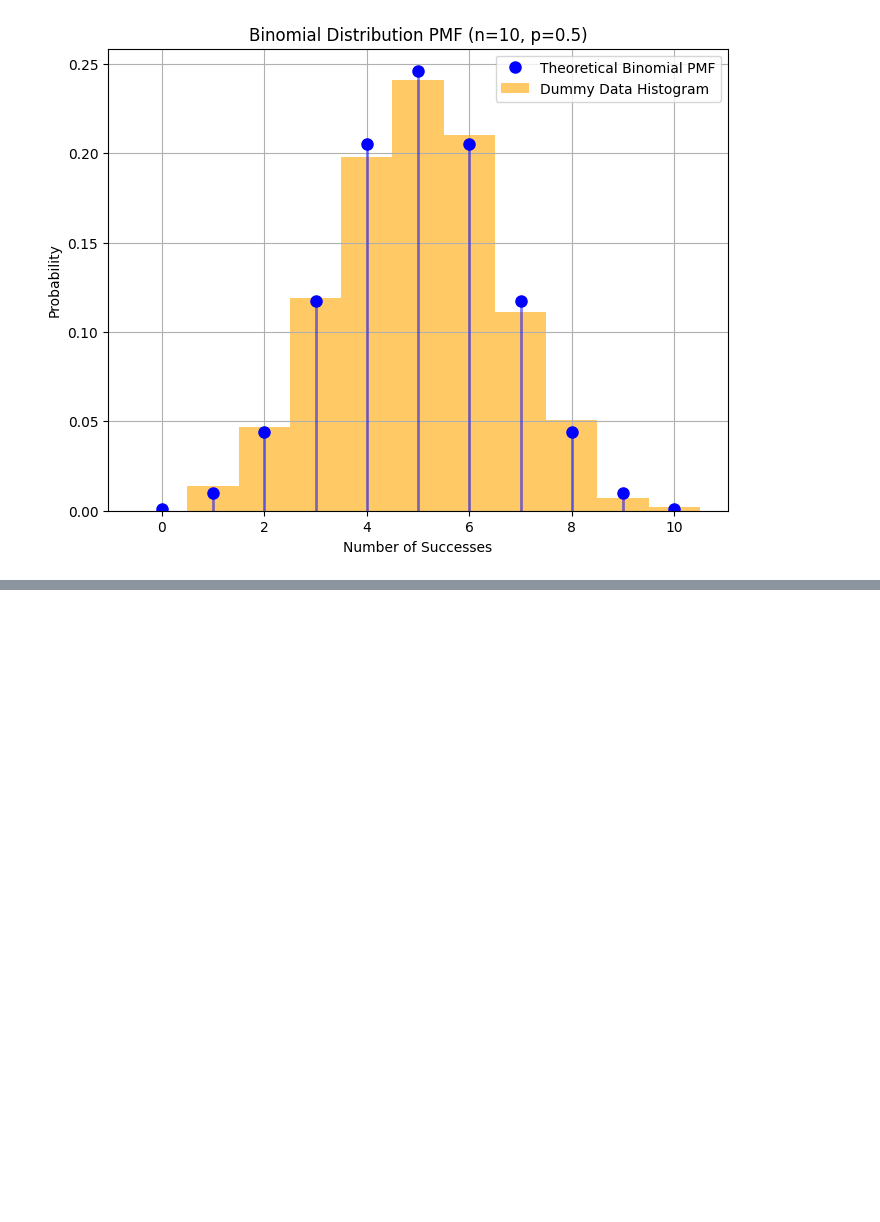
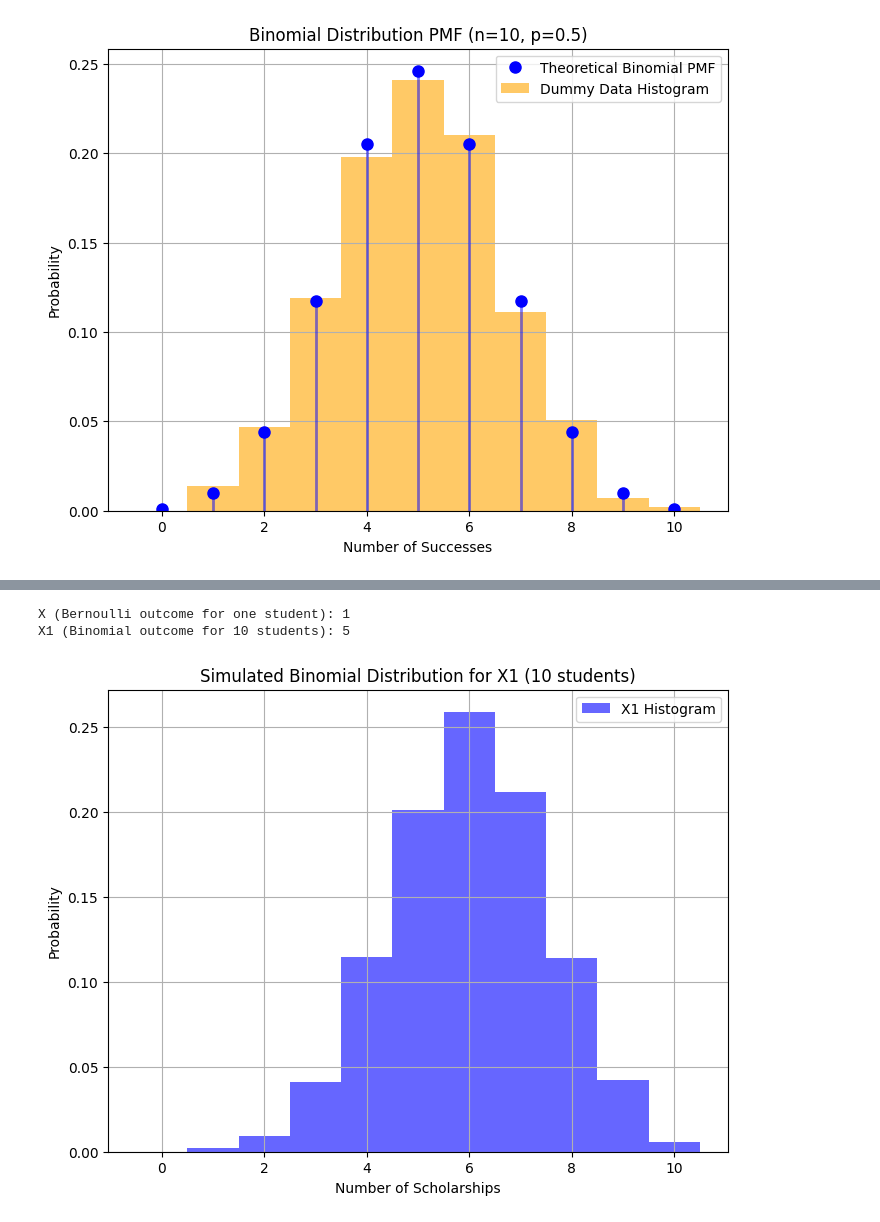
Before and after one commit to ndr3svt/dataScienceLearningExamples, a Jupyter notebook: statisticsForDataScience_notes.ipynb, the cells around one changed output, grey strips where cells are left out. Drawn from its saved outputs; the diff is of its cells as text; code cells hidden in the pictures; blank space fills up the shorter version.

```diff
--- a/statisticsForDataScience_notes.ipynb
+++ b/statisticsForDataScience_notes.ipynb
@@ -240,0 +258,39 @@ Dummy data sample (first 10 values): [4 5 1 5 5 5 5 3 6 5]
+# %%
+import numpy as np
+import matplotlib.pyplot as plt
+
+def main():
+    p = 0.6  # Probability that a student gets the scholarship
+    n = 10   # Number of students for X1
+
+    # X: Bernoulli random variable for a single student
+    # It can be either 0 (failure) or 1 (success)
+    X = np.random.binomial(1, p)
+
+    # X1: Binomial random variable for 10 students
+    # It represents the number of successes out of 10 trials
+    X1 = np.random.binomial(n, p)
+
+    print("X (Bernoulli outcome for one student):", X)
+    print("X1 (Binomial outcome for 10 students):", X1)
+
+    # Simulate the distribution of X1 over many samples
+    simulations = np.random.binomial(n, p, 10000)
+
+    # Plotting the histogram for X1
+    plt.figure(figsize=(8, 6))
+    bins = np.arange(-0.5, n + 1.5, 1)
+    plt.hist(simulations, bins=bins, density=True, alpha=0.6, color='blue', label='X1 Histogram')
+    plt.xlabel("Number of Scholarships")
+    plt.ylabel("Probability")
+    plt.title("Simulated Binomial Distribution for X1 (10 students)")
+    plt.grid(True)
+    plt.legend()
+    plt.show()
+
+if __name__ == "__main__":
+    main()
+# %% [output]
+X (Bernoulli outcome for one student): 1
+X1 (Binomial outcome for 10 students): 5
+[figure, added]
```
Also changed, not shown: parts of 1 cell of this notebook.
